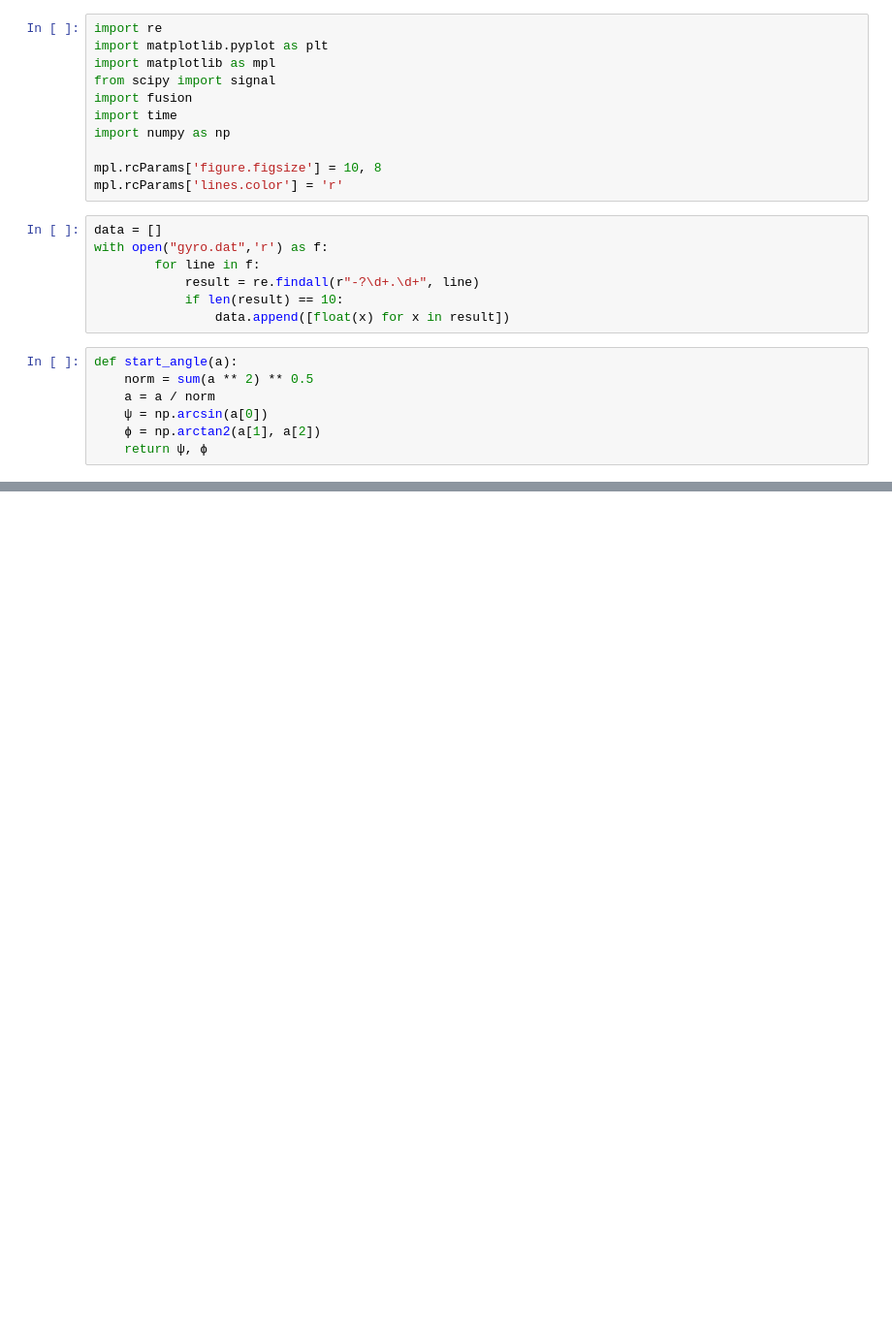
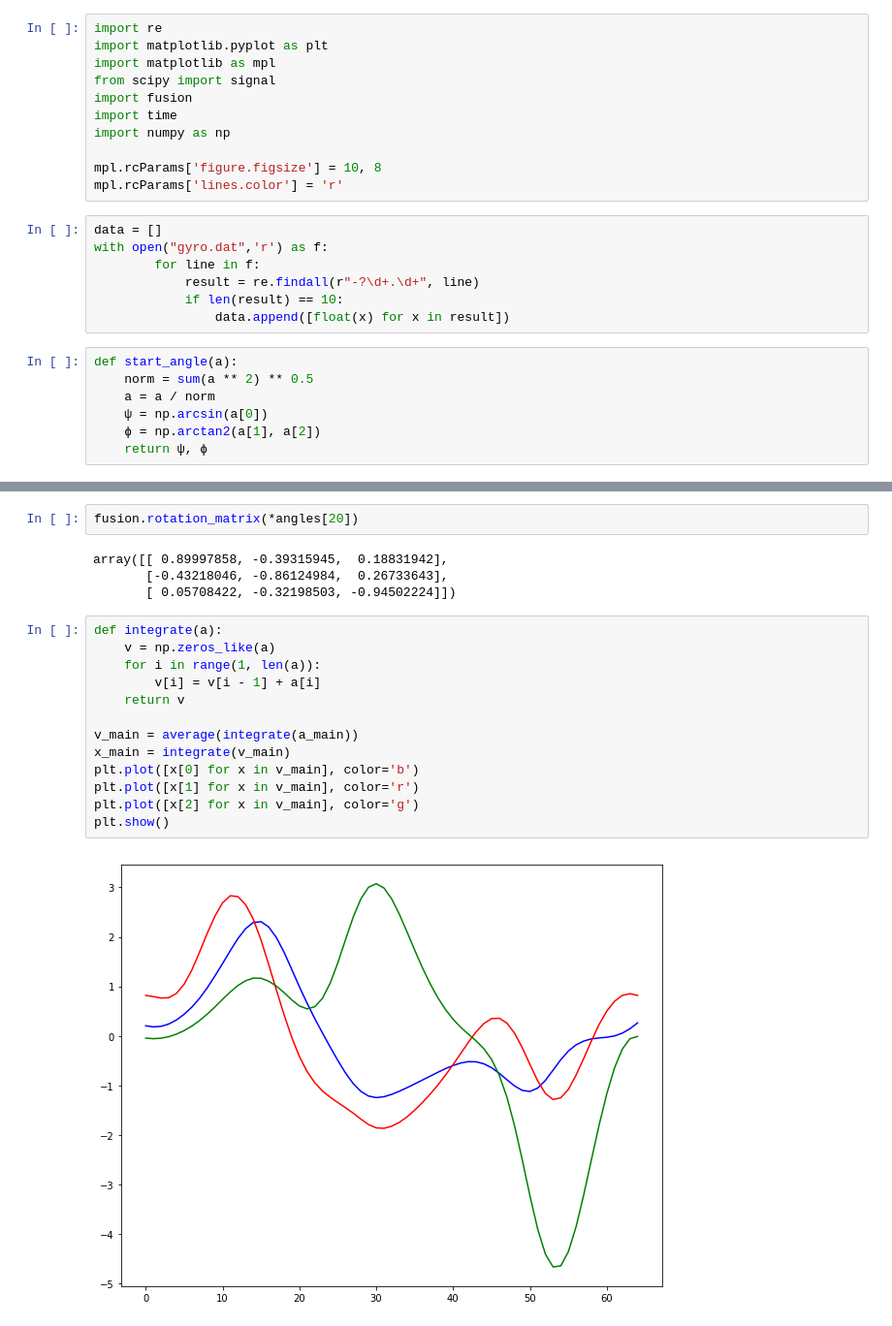
Before and after one commit to safoex/MagicWand, a Jupyter notebook: WandGeometry.ipynb, the cells around one changed output, grey strips where cells are left out. Shown at 97% size. Drawn from its saved outputs; the diff is of its cells as text; blank space fills up the shorter version.

```diff
--- a/WandGeometry.ipynb
+++ b/WandGeometry.ipynb
@@ -70,0 +110,21 @@ plt.show()
+# %%
+fusion.rotation_matrix(*angles[20])
+# %% [output]
+array([[ 0.89997858, -0.39315945,  0.18831942],
+       [-0.43218046, -0.86124984,  0.26733643],
+       [ 0.05708422, -0.32198503, -0.94502224]])
+# %%
+def integrate(a):
+    v = np.zeros_like(a)
+    for i in range(1, len(a)):
+        v[i] = v[i - 1] + a[i]
+    return v
+
+v_main = average(integrate(a_main))
+x_main = integrate(v_main)
+plt.plot([x[0] for x in v_main], color='b')
+plt.plot([x[1] for x in v_main], color='r')
+plt.plot([x[2] for x in v_main], color='g')
+plt.show()
+# %% [output]
+[figure, added]
```
Also changed, not shown: parts of 10 cells of this notebook, 1 other file.
